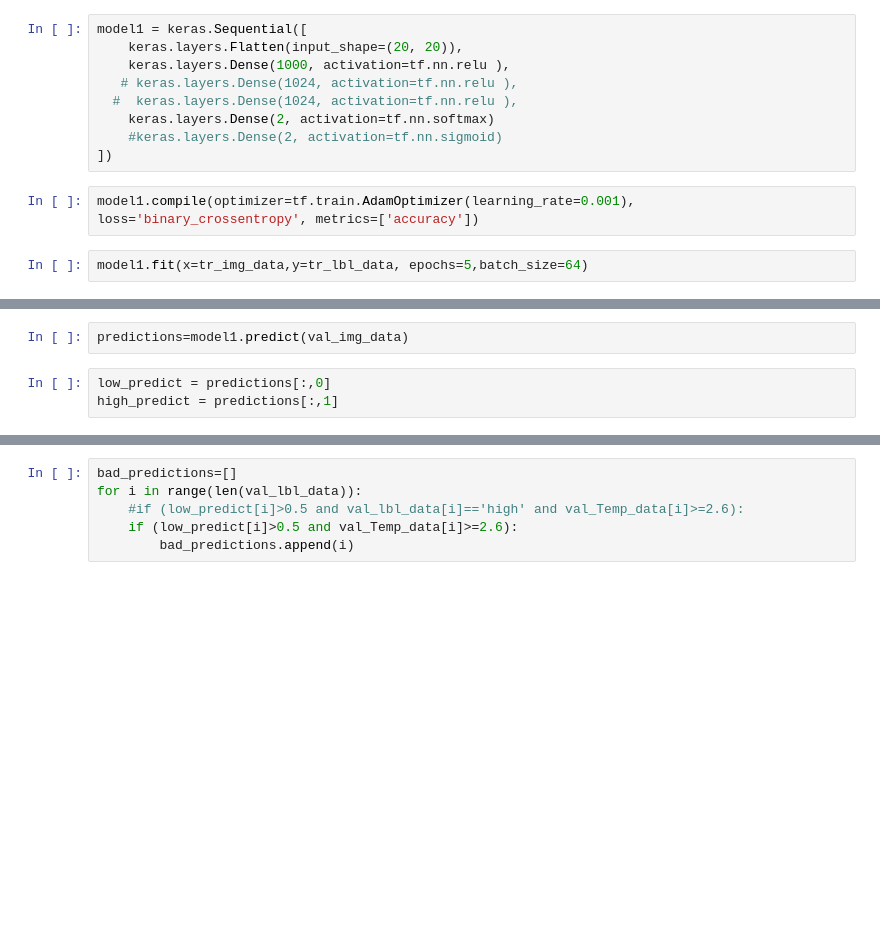
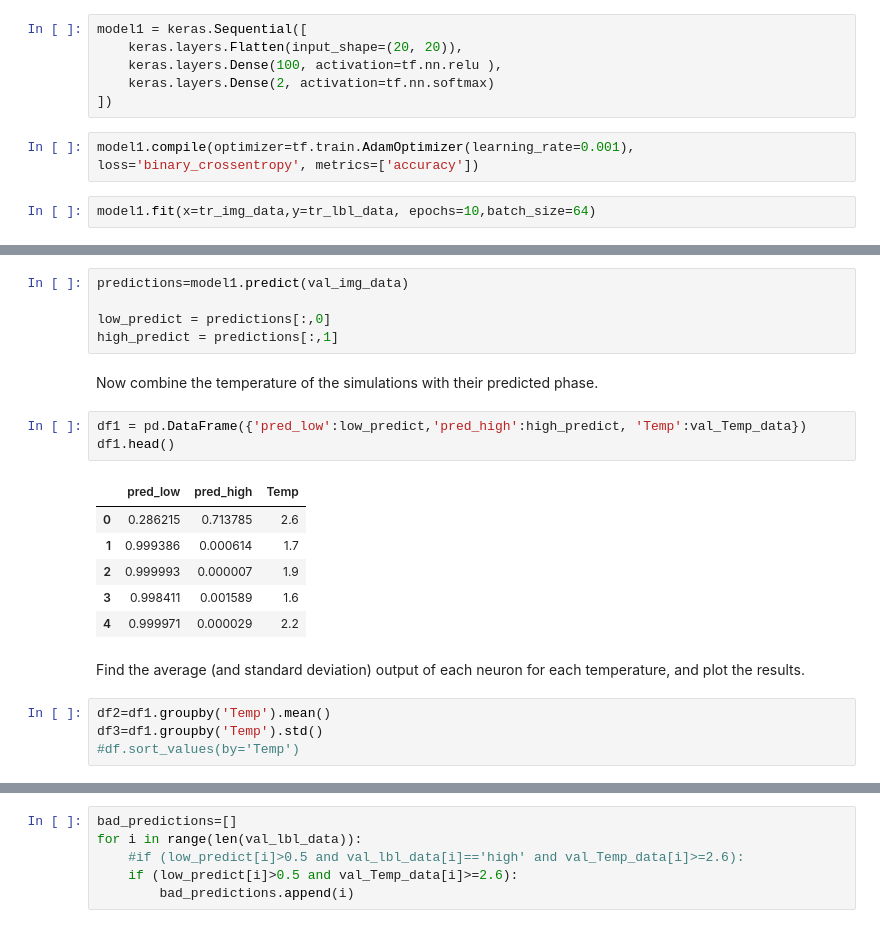
Before and after one commit to DanielJCase/Ising-Deep-Learning, a Jupyter notebook: Ising_NN.ipynb, the cells around one changed output, grey strips where cells are left out. Cells and saved outputs as stored; diff of their text form; blank space fills up the shorter version.

```diff
--- a/Ising_NN.ipynb
+++ b/Ising_NN.ipynb
@@ -75,14 +91,11 @@ print(tr_lbl_data[10],tr_Temp_data[10])
 # %%
 model1 = keras.Sequential([
     keras.layers.Flatten(input_shape=(20, 20)),
-    keras.layers.Dense(1000, activation=tf.nn.relu ),
-   # keras.layers.Dense(1024, activation=tf.nn.relu ),
-  #  keras.layers.Dense(1024, activation=tf.nn.relu ),
+    keras.layers.Dense(100, activation=tf.nn.relu ),
     keras.layers.Dense(2, activation=tf.nn.softmax)
-    #keras.layers.Dense(2, activation=tf.nn.sigmoid)
 ])
 # %%
 model1.compile(optimizer=tf.train.AdamOptimizer(learning_rate=0.001), loss='binary_crossentropy', metrics=['accuracy'])
 # %%
-model1.fit(x=tr_img_data,y=tr_lbl_data, epochs=5,batch_size=64)
+model1.fit(x=tr_img_data,y=tr_lbl_data, epochs=10,batch_size=64)
 # %% [output]
@@ -106,5 +132,23 @@ Test accuracy: 0.9319999995231628
 # %%
 predictions=model1.predict(val_img_data)
+
+low_predict = predictions[:,0]
+high_predict = predictions[:,1]
-# %%
-low_predict = predictions[:,0]
-high_predict = predictions[:,1]
+# %% [markdown]
+Now combine the temperature of the simulations with their predicted phase.
+# %%
+df1 = pd.DataFrame({'pred_low':low_predict,'pred_high':high_predict, 'Temp':val_Temp_data})
+df1.head()
+# %% [output]
+|  | pred_low | pred_high | Temp |
+| 0 | 0.286215 | 0.713785 | 2.6 |
+| 1 | 0.999386 | 0.000614 | 1.7 |
+| 2 | 0.999993 | 0.000007 | 1.9 |
+| 3 | 0.998411 | 0.001589 | 1.6 |
+| 4 | 0.999971 | 0.000029 | 2.2 |
+# %% [markdown]
+Find the average (and standard deviation) output of each neuron for each temperature, and plot the results.
+# %%
+df2=df1.groupby('Temp').mean()
+df3=df1.groupby('Temp').std()
+#df.sort_values(by='Temp')
```
Also changed, not shown: parts of 38 cells of this notebook, 1 other file.
